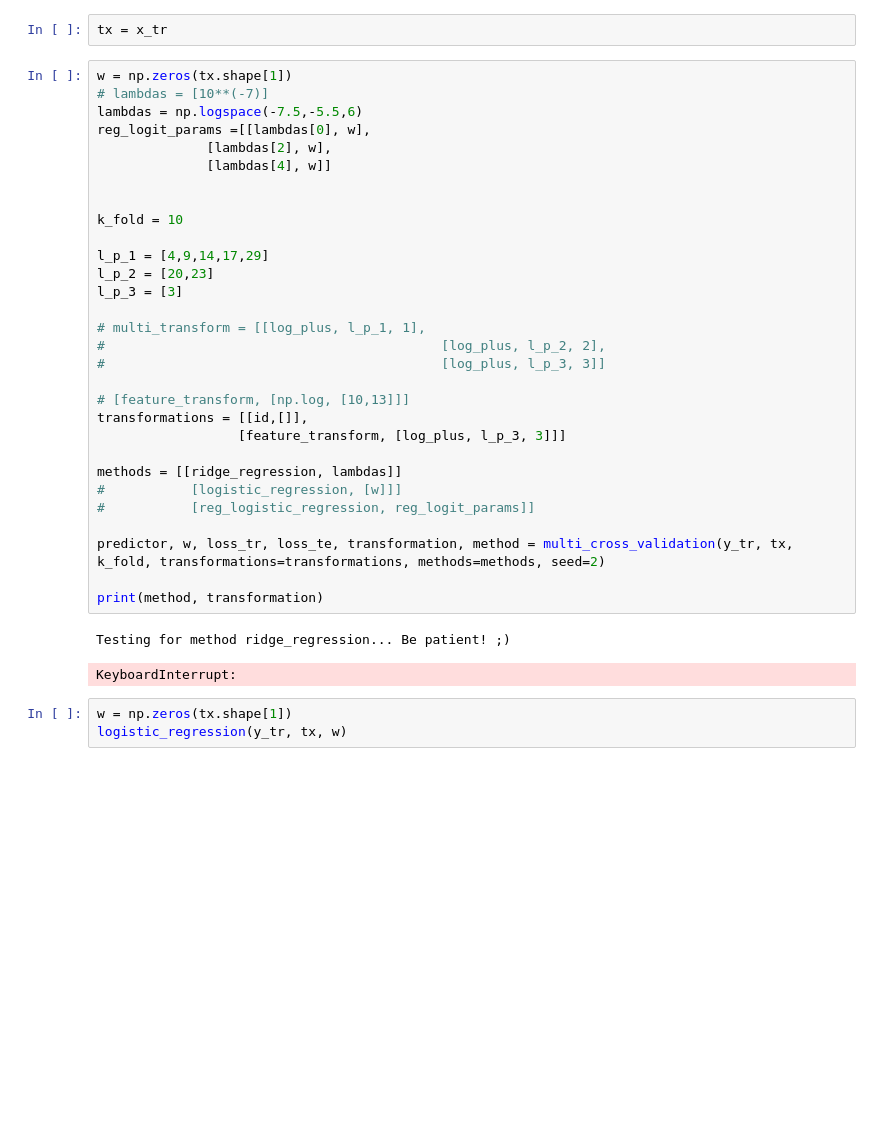
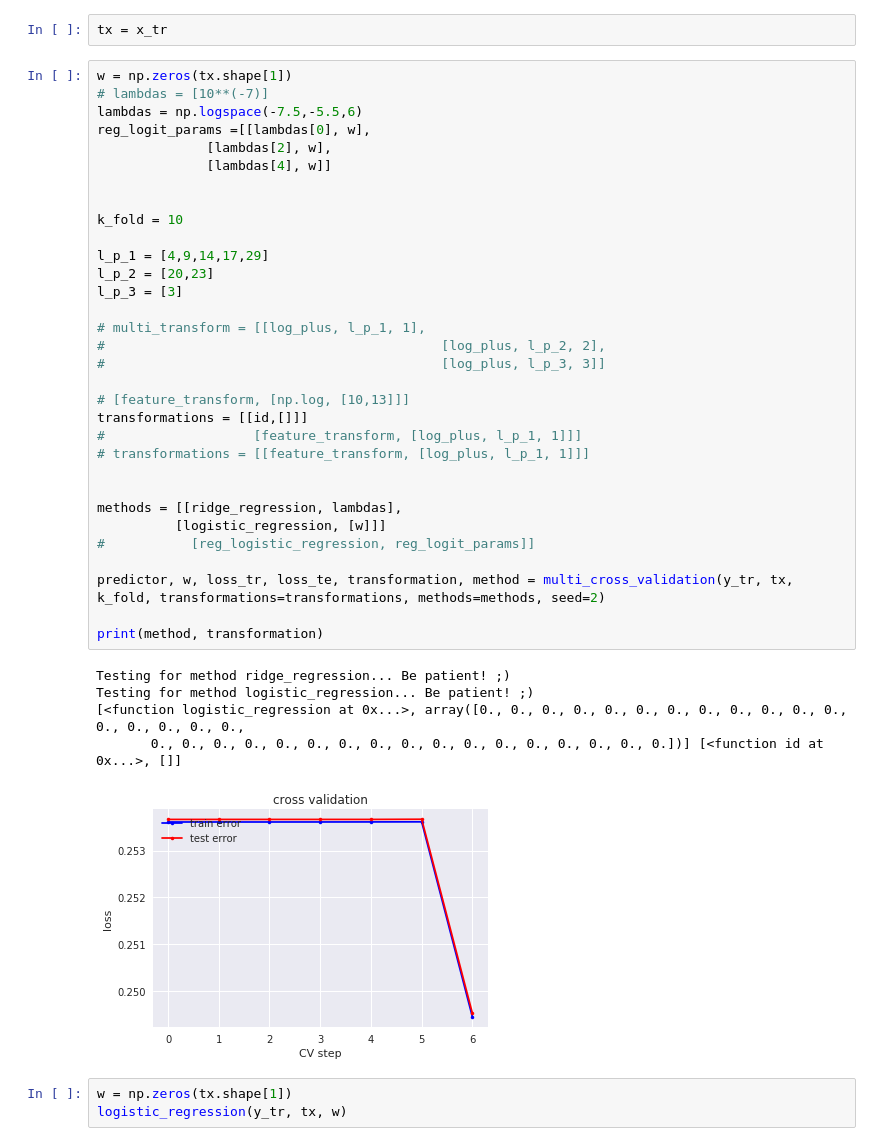
Before and after one commit to dufourc1/ML_CS433_project1, a Jupyter notebook: src/William_Tests.ipynb, the cells around one changed output. Saved outputs shown, nothing was run; the diff lists cells and outputs as text; blank space fills up the shorter version.

```diff
--- a/src/William_Tests.ipynb
+++ b/src/William_Tests.ipynb
@@ -195,36 +195,41 @@ tx = x_tr
 # %%
 w = np.zeros(tx.shape[1])
 # lambdas = [10**(-7)]
 lambdas = np.logspace(-7.5,-5.5,6)
 reg_logit_params =[[lambdas[0], w],
               [lambdas[2], w],
               [lambdas[4], w]]
 
 
 k_fold = 10
 
 l_p_1 = [4,9,14,17,29]
 l_p_2 = [20,23]
 l_p_3 = [3]
 
 # multi_transform = [[log_plus, l_p_1, 1],
 #                                           [log_plus, l_p_2, 2],
 #                                           [log_plus, l_p_3, 3]]
 
 # [feature_transform, [np.log, [10,13]]]
-transformations = [[id,[]],
-                  [feature_transform, [log_plus, l_p_3, 3]]]
+transformations = [[id,[]]]
+#                   [feature_transform, [log_plus, l_p_1, 1]]]
+# transformations = [[feature_transform, [log_plus, l_p_1, 1]]]
 
-methods = [[ridge_regression, lambdas]]
-#           [logistic_regression, [w]]]
+
+methods = [[ridge_regression, lambdas],
+          [logistic_regression, [w]]]
 #           [reg_logistic_regression, reg_logit_params]]
 
 predictor, w, loss_tr, loss_te, transformation, method = multi_cross_validation(y_tr, tx, k_fold, transformations=transformations, methods=methods, seed=2)
 
 print(method, transformation)
 # %% [output]
 Testing for method ridge_regression... Be patient! ;)
+Testing for method logistic_regression... Be patient! ;)
+[<function logistic_regression at 0x...>, array([0., 0., 0., 0., 0., 0., 0., 0., 0., 0., 0., 0., 0., 0., 0., 0., 0.,
+       0., 0., 0., 0., 0., 0., 0., 0., 0., 0., 0., 0., 0., 0., 0., 0., 0.])] [<function id at 0x...>, []]
-KeyboardInterrupt:
+[figure, added]
 # %%
 w = np.zeros(tx.shape[1])
 logistic_regression(y_tr, tx, w)
```
Also changed, not shown: 1 other file.
